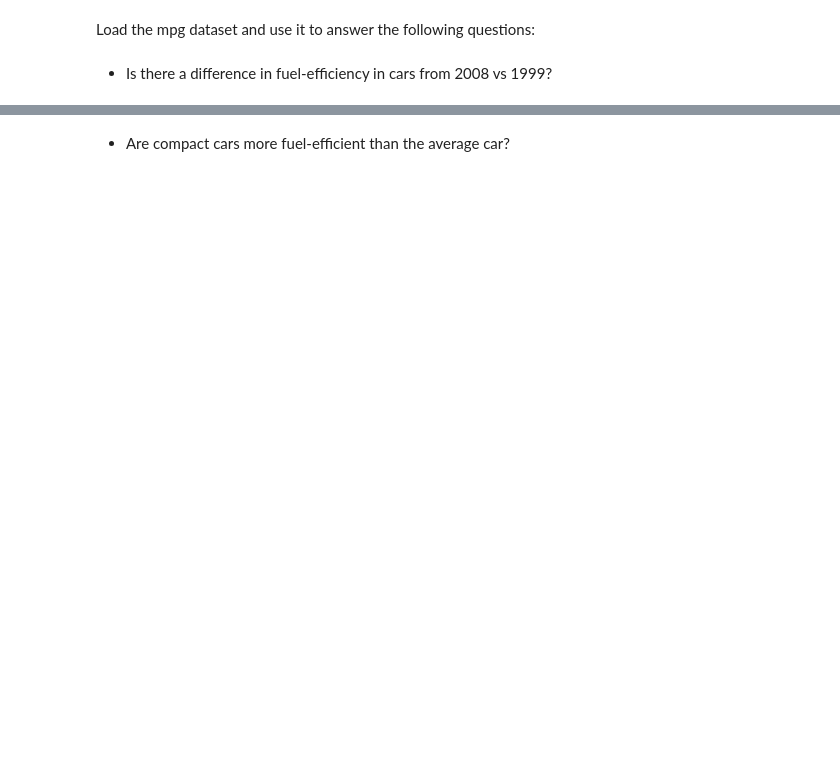
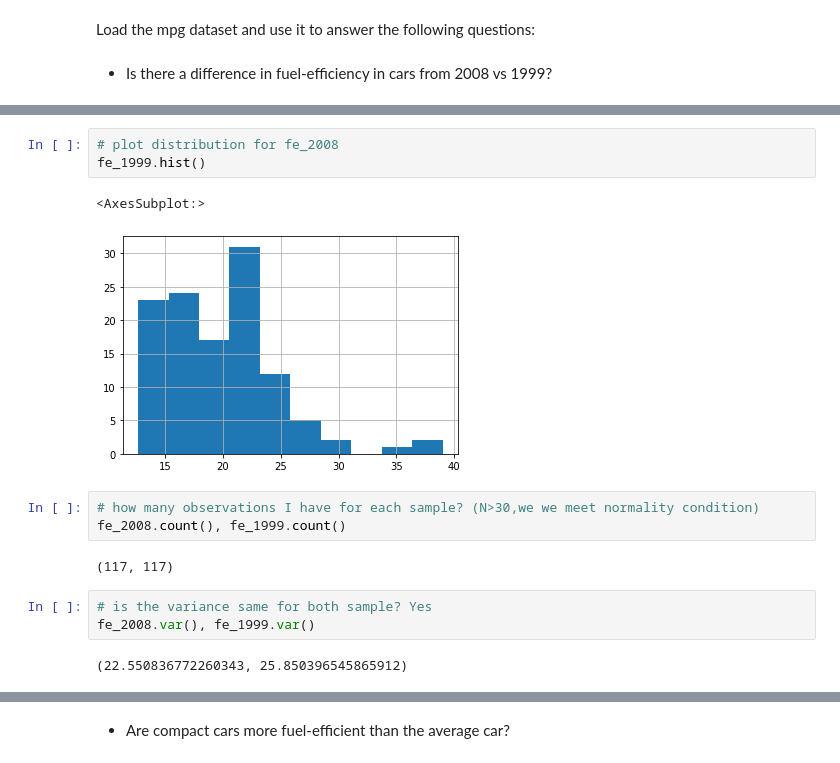
Before and after one commit to ArnolValadezRodriguez/statistics-exercises, a Jupyter notebook: hypothesis_testing.ipynb, the cells around one changed output, grey strips where cells are left out. Drawn from its saved outputs; the diff is of its cells as text; blank space fills up the shorter version.

```diff
--- a/hypothesis_testing.ipynb
+++ b/hypothesis_testing.ipynb
@@ -51,0 +111,16 @@ Load the mpg dataset and use it to answer the following questions:
+# %%
+# plot distribution for fe_2008
+fe_1999.hist()
+# %% [output]
+<AxesSubplot:>
+[figure, added]
+# %%
+# how many observations I have for each sample? (N>30,we we meet normality condition)
+fe_2008.count(), fe_1999.count()
+# %% [output]
+(117, 117)
+# %%
+# is the variance same for both sample? Yes
+fe_2008.var(), fe_1999.var()
+# %% [output]
+(22.550836772260343, 25.850396545865912)
```
Also changed, not shown: parts of 24 cells of this notebook, 1 other file.
